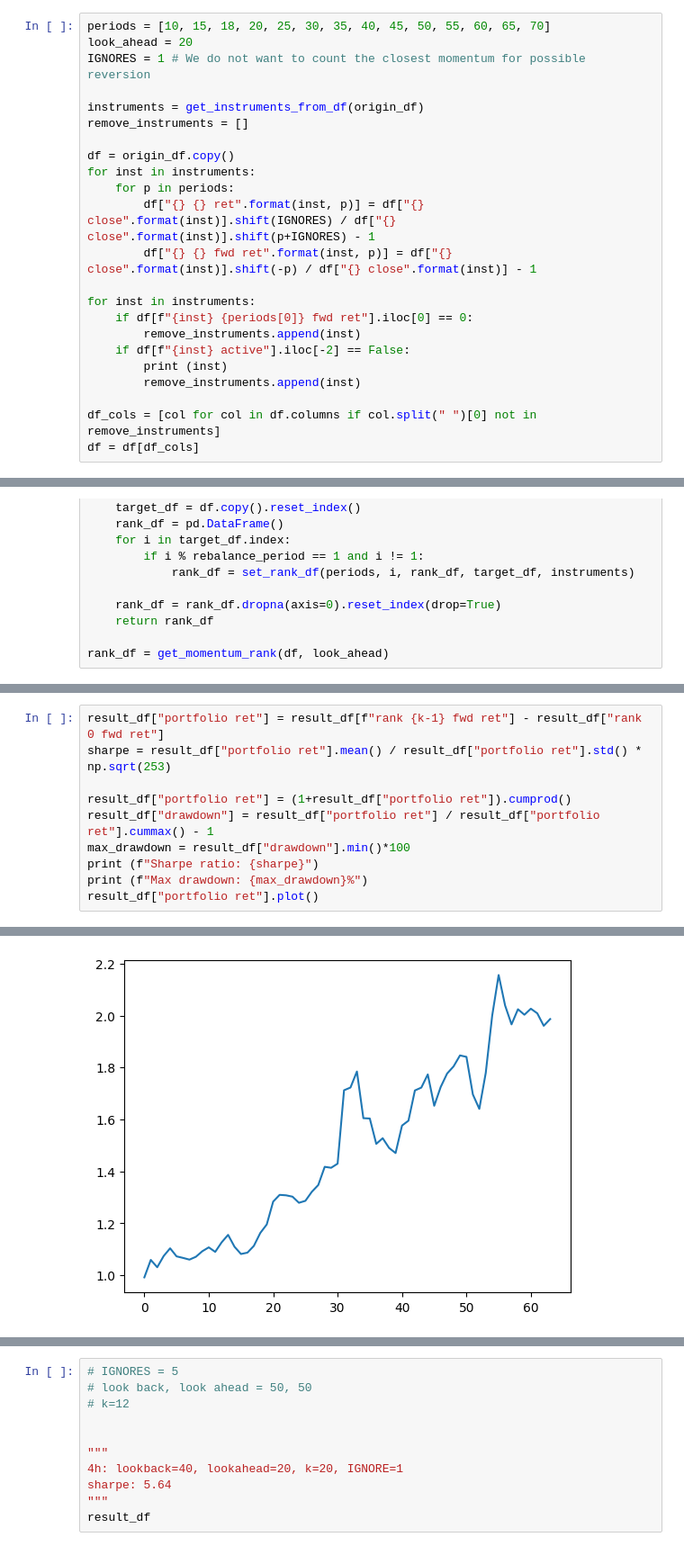
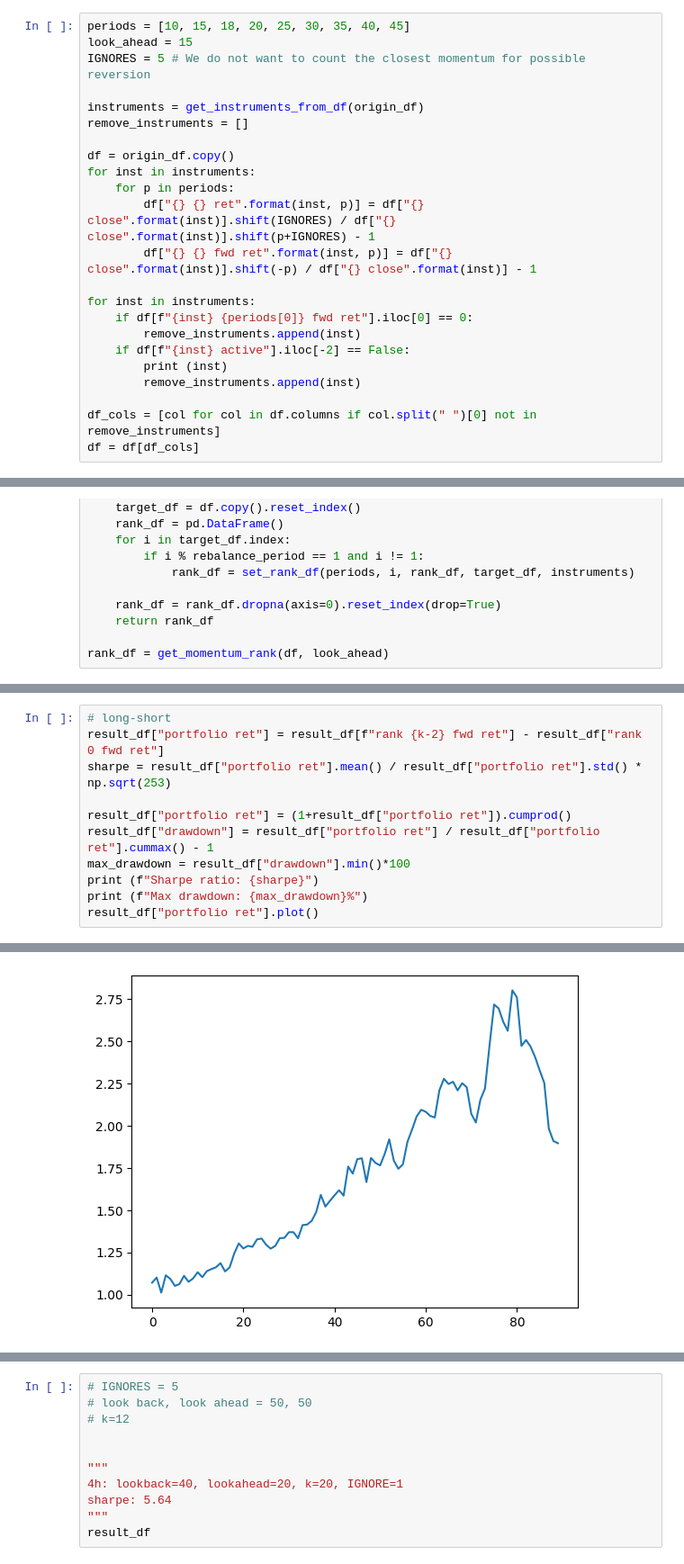
Before and after one commit to createMonster/Multi-Strategy-Quant-System, a Jupyter notebook: playground/momentum_explore.ipynb, the cells around one changed output, grey strips where cells are left out. Shown at 90% size. Saved outputs shown, nothing was run; the diff lists cells and outputs as text.

Commit message:
Add 2 factor study based on momentum

```diff
--- a/playground/momentum_explore.ipynb
+++ b/playground/momentum_explore.ipynb
@@ -33,7 +22,7 @@ Index(['BTCUSDT open', 'BTCUSDT high', 'BTCUSDT low', 'BTCUSDT close',
 # %%
-periods = [10, 15, 18, 20, 25, 30, 35, 40, 45, 50, 55, 60, 65, 70]
-look_ahead = 20
-IGNORES = 1 # We do not want to count the closest momentum for possible reversion
+periods = [10, 15, 18, 20, 25, 30, 35, 40, 45]
+look_ahead = 15
+IGNORES = 5 # We do not want to count the closest momentum for possible reversion
 
 instruments = get_instruments_from_df(origin_df)
 remove_instruments = []
@@ -188,5 +178,6 @@ compare_df
 # %%
-result_df["portfolio ret"] = result_df[f"rank {k-1} fwd ret"] - result_df["rank 0 fwd ret"]
+# long-short
+result_df["portfolio ret"] = result_df[f"rank {k-2} fwd ret"] - result_df["rank 0 fwd ret"]
 sharpe = result_df["portfolio ret"].mean() / result_df["portfolio ret"].std() * np.sqrt(253)
 
 result_df["portfolio ret"] = (1+result_df["portfolio ret"]).cumprod()
@@ -201,2 +192,2 @@ Max drawdown: -17.595827009910835%
 <Axes: >
-[figure, old version]
+[figure, new version]
```
Also changed, not shown: parts of 6 cells of this notebook, 6 other files.
